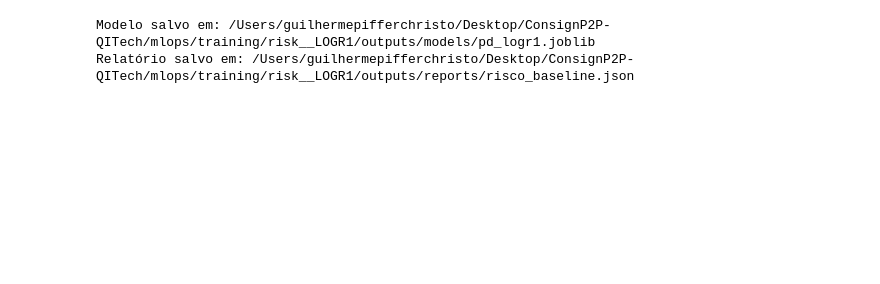
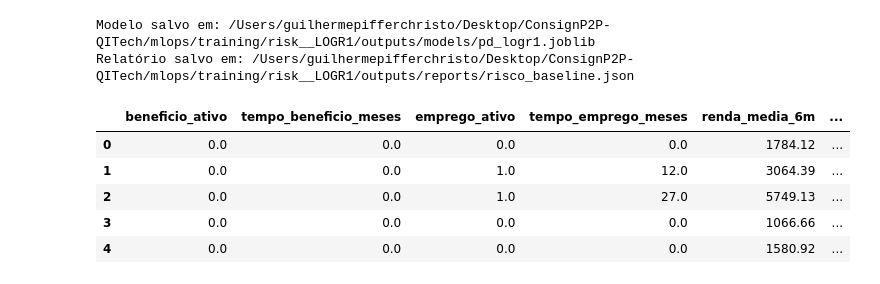
Before and after one commit to GuilhermePC09/ConsignP2P-QITech, a Jupyter notebook: mlops/training/risk__LOGR1/training.ipynb, the cells around one changed output. Saved outputs shown, nothing was run; the diff lists cells and outputs as text; code cells hidden in the pictures; blank space fills up the shorter version.

```diff
--- a/mlops/training/risk__LOGR1/training.ipynb
+++ b/mlops/training/risk__LOGR1/training.ipynb
@@ -255,7 +291,14 @@ Modelo salvo em: /Users/guilhermepifferchristo/Desktop/ConsignP2P-QITech/mlops/t
 Relatório salvo em: /Users/guilhermepifferchristo/Desktop/ConsignP2P-QITech/mlops/training/risk__LOGR1/outputs/reports/risco_baseline.json
 # %%
 # Prévia: tabela com 5 exemplos do conjunto de teste (PD previsto)
-preview = pd.DataFrame(X_test[:5], columns=FEATURE_ORDER).copy()
+preview = pd.DataFrame(X_test[:5], columns=X_test.columns).copy()
 preview['pd_pred'] = model_to_save.predict_proba(X_test[:5])[:,1]
 preview.reset_index(drop=True, inplace=True)
 preview
+# %% [output]
+|  | beneficio_ativo | tempo_beneficio_meses | emprego_ativo | tempo_emprego_meses | renda_media_6m | ... |
+| 0 | 0.0 | 0.0 | 0.0 | 0.0 | 1784.12 | ... |
+| 1 | 0.0 | 0.0 | 1.0 | 12.0 | 3064.39 | ... |
+| 2 | 0.0 | 0.0 | 1.0 | 27.0 | 5749.13 | ... |
+| 3 | 0.0 | 0.0 | 0.0 | 0.0 | 1066.66 | ... |
+| 4 | 0.0 | 0.0 | 0.0 | 0.0 | 1580.92 | ... |
```
Also changed, not shown: parts of 5 cells of this notebook, 6 other files.
